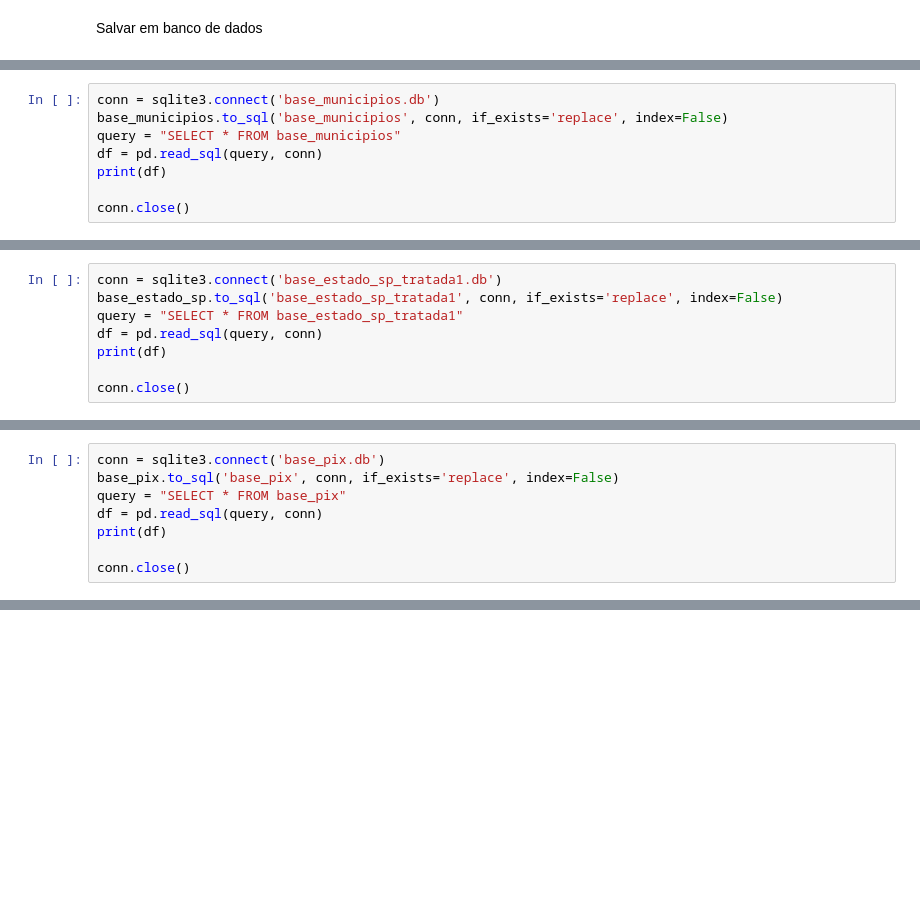
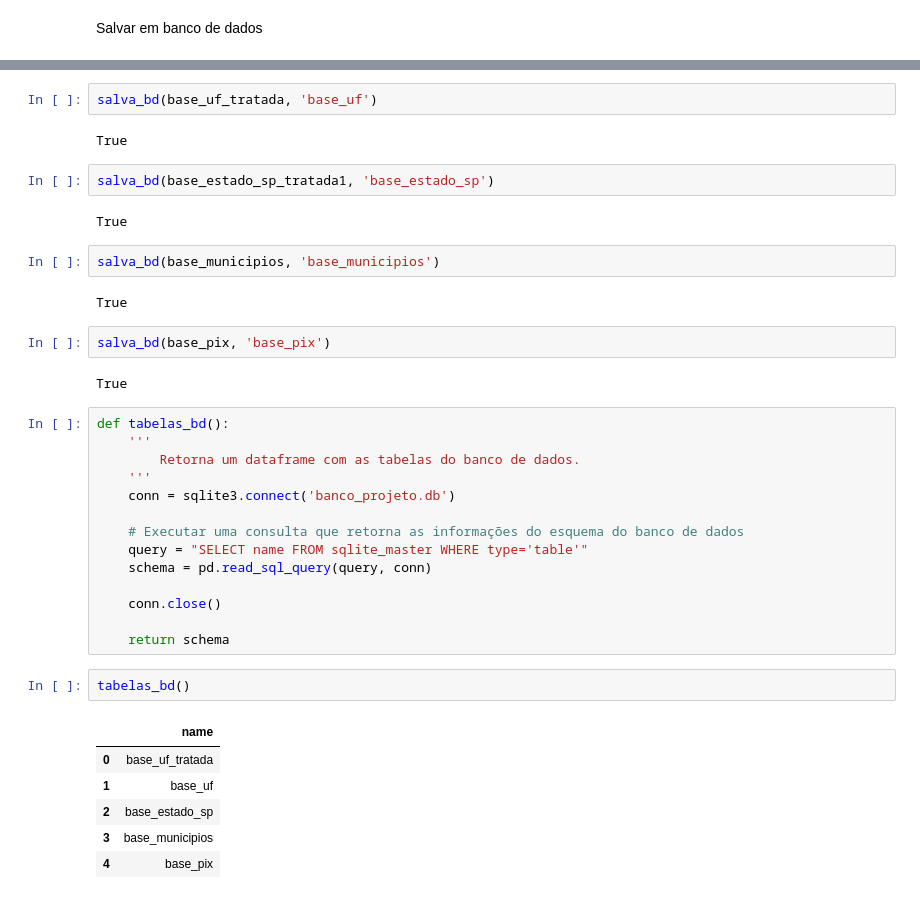
Before and after one commit to francinetan/entregas_chpython, a Jupyter notebook: EntregaParcial2.ipynb, the cells around one changed output, grey strips where cells are left out. Saved outputs shown, nothing was run; the diff lists cells and outputs as text; blank space fills up the shorter version.

```diff
--- a/projeto03.ipynb
+++ b/EntregaParcial2.ipynb
@@ -219,8 +201,0 @@ memory usage: 996.0+ bytes
-# %%
-conn = sqlite3.connect('base_municipios.db')
-base_municipios.to_sql('base_municipios', conn, if_exists='replace', index=False)
-query = "SELECT * FROM base_municipios"
-df = pd.read_sql(query, conn)
-print(df)
-
-conn.close()
@@ -242,8 +201,0 @@ conn.close()
-# %%
-conn = sqlite3.connect('base_estado_sp_tratada1.db')
-base_estado_sp.to_sql('base_estado_sp_tratada1', conn, if_exists='replace', index=False)
-query = "SELECT * FROM base_estado_sp_tratada1"
-df = pd.read_sql(query, conn)
-print(df)
-
-conn.close()
@@ -255,8 +201,0 @@ conn.close()
-# %%
-conn = sqlite3.connect('base_pix.db')
-base_pix.to_sql('base_pix', conn, if_exists='replace', index=False)
-query = "SELECT * FROM base_pix"
-df = pd.read_sql(query, conn)
-print(df)
-
-conn.close()
@@ -280,0 +215,39 @@ conn.close()
+# %%
+salva_bd(base_uf_tratada, 'base_uf')
+# %% [output]
+True
+# %%
+salva_bd(base_estado_sp_tratada1, 'base_estado_sp')
+# %% [output]
+True
+# %%
+salva_bd(base_municipios, 'base_municipios')
+# %% [output]
+True
+# %%
+salva_bd(base_pix, 'base_pix')
+# %% [output]
+True
+# %%
+def tabelas_bd():
+    '''
+        Retorna um dataframe com as tabelas do banco de dados.
+    '''
+    conn = sqlite3.connect('banco_projeto.db')
+
+    # Executar uma consulta que retorna as informações do esquema do banco de dados
+    query = "SELECT name FROM sqlite_master WHERE type='table'"
+    schema = pd.read_sql_query(query, conn)
+
+    conn.close()
+
+    return schema
+# %%
+tabelas_bd()
+# %% [output]
+|  | name |
+| 0 | base_uf_tratada |
+| 1 | base_uf |
+| 2 | base_estado_sp |
+| 3 | base_municipios |
+| 4 | base_pix |
```
Also changed, not shown: parts of 13 cells of this notebook.
